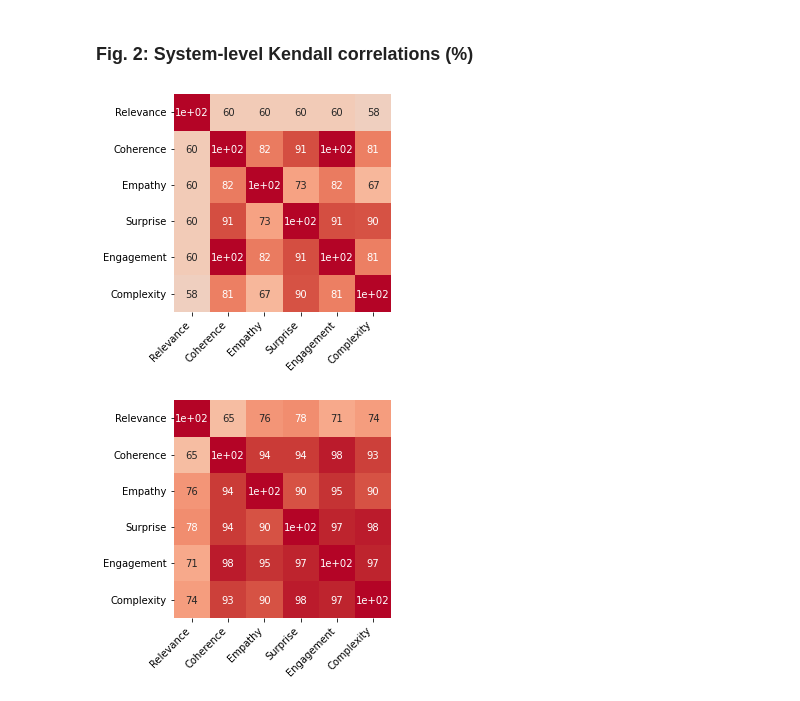
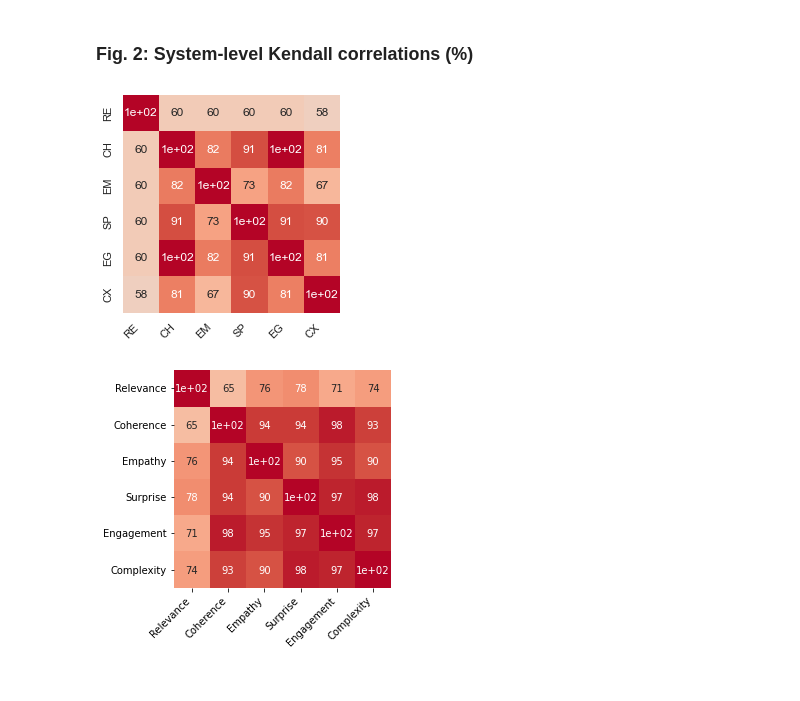
Before and after one commit to CamilleCoustaury/NLP-ENSAE-3A-Sujet4, a Jupyter notebook: data_visualization.ipynb, the cells around one changed output. Saved outputs shown, nothing was run; the diff lists cells and outputs as text; code cells hidden in the pictures.

```diff
--- a/data_visualization.ipynb
+++ b/data_visualization.ipynb
@@ -232,7 +295,8 @@ def system_level_plot(data,
                       metrics2,
                       criterion,
                       path,
-                      plot_size=  (30,45)):
+                      plot_size=  (30,45),
+                      name_metrics1=None,name_metrics2= None):
     # metrics 1 is a list with the names of the metric you want your lines to be
     # metrics 2 is a list with the names of the metric you want your columns to be
     # criterion is either 'kendall', 'spearman' or 'pearson'
@@ -260,14 +324,21 @@ def system_level_plot(data,
                 k= spearmanr( np.mean(c_metric1, axis=0),np.mean(c_metric2, axis=0) )[0]
                 corr_story_matrix[i,j]= abs(round(100*k))
 
-
+    if name_metrics2==None:
+        nm2=metrics2
+    else:
+        nm2= name_metrics2
+    if name_metrics1==None:
+        nm1=metrics1
+    else:
+        nm1= name_metrics1
 
     plt.figure(figsize = plot_size)
     heatmap=sns.heatmap(corr_story_matrix,
                     annot=True,
                     cmap='coolwarm', square=True, vmin=0, vmax=100,
-                    xticklabels=metrics2,
-                    yticklabels=metrics1,cbar=False)
+                    xticklabels=nm2,
+                    yticklabels=nm1,cbar=False)
 
 
     heatmap.set_xticklabels(heatmap.get_xticklabels(), rotation=45, ha='right')
@@ -279,9 +350,10 @@ def system_level_plot(data,
 # %%
 human_scores=['Relevance', 'Coherence', 'Empathy', 'Surprise', 'Engagement', 'Complexity']
 
-system_level_plot(data_scores,human_scores,human_scores, 'kendall', (4,4) )
+system_level_plot(data_scores,human_scores,human_scores, 'kendall', 'Figures/system_human_corr.jpg', (4,4), name_metrics1=human_scores_names,
+                 name_metrics2=human_scores_names)
 # %% [output]
-[figure, old version]
+[figure, new version]
 # %%
 system_level_plot(data_scores,human_scores,human_scores, 'pearson', (4,4) )
 # %% [output]
```
Also changed, not shown: parts of 18 cells of this notebook, 2 other files.
